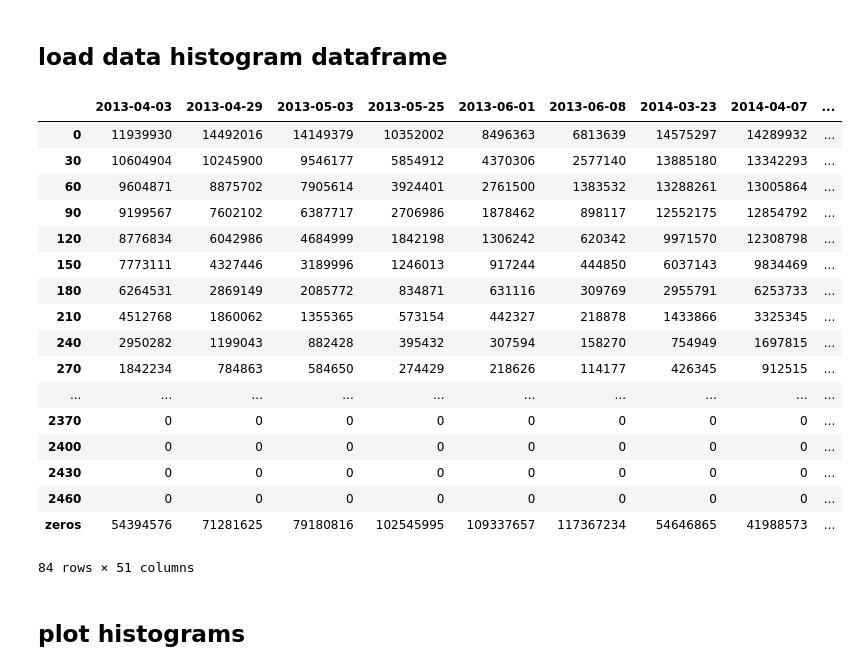
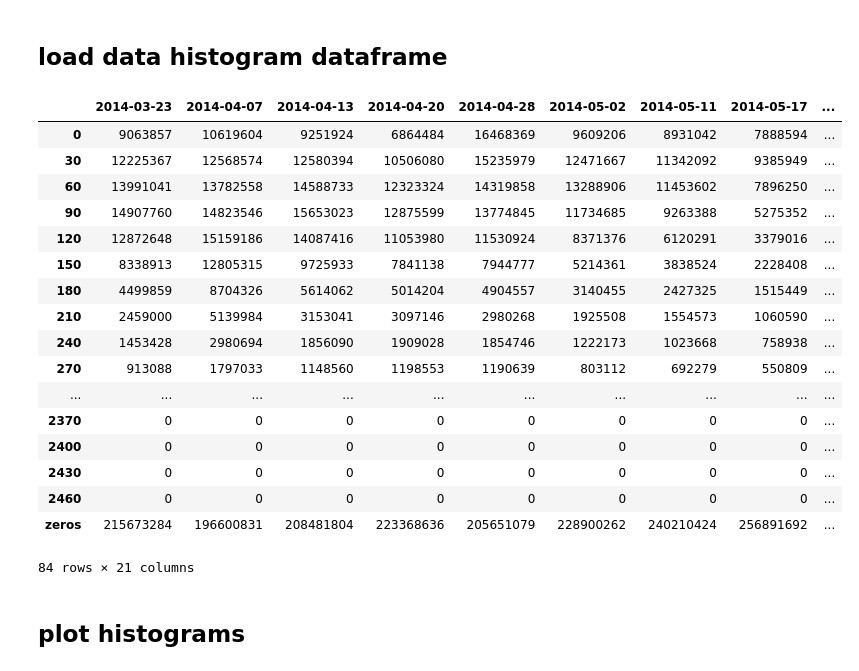
Before and after one commit to meganmason/jlabs, a Jupyter notebook: 3m_analysis/3m_histograms.ipynb, the cells around one changed output. Saved outputs shown, nothing was run; the diff lists cells and outputs as text; code cells hidden in the pictures.

```diff
--- a/3m_analysis/3m_histograms.ipynb
+++ b/3m_analysis/3m_histograms.ipynb
@@ -31,26 +31,31 @@ fs_legend = 20
 # %% [markdown]
 ## load data histogram dataframe
 # %%
-df_h = pd.read_csv('/home/meganmason/Documents/projects/thesis/figures/tables/histogram_df.csv',index_col=0)
+#mm path
+df_h = pd.read_csv('/Users/megmason/Desktop/outputs/histogram_df.csv',index_col=0)
+
+#ars path
+# df_h = pd.read_csv('/home/meganmason/Documents/projects/thesis/figures/tables/histogram_df.csv',index_col=0)
 # binx = np.arange(0,1000,30) #set bin sizes to have as index
 df_h
-# df_h = df_h.set_index(binx[:-1]) # set index
+
+# pd.to_datetime(df_h.columns[0]).strftime("%Y")
 # %% [output]
-|  | 2013-04-03 | 2013-04-29 | 2013-05-03 | 2013-05-25 | 2013-06-01 | 2013-06-08 | 2014-03-23 | 2014-04-07 | ... |
-| 0 | 11939930 | 14492016 | 14149379 | 10352002 | 8496363 | 6813639 | 14575297 | 14289932 | ... |
-| 30 | 10604904 | 10245900 | 9546177 | 5854912 | 4370306 | 2577140 | 13885180 | 13342293 | ... |
-| 60 | 9604871 | 8875702 | 7905614 | 3924401 | 2761500 | 1383532 | 13288261 | 13005864 | ... |
-| 90 | 9199567 | 7602102 | 6387717 | 2706986 | 1878462 | 898117 | 12552175 | 12854792 | ... |
-| 120 | 8776834 | 6042986 | 4684999 | 1842198 | 1306242 | 620342 | 9971570 | 12308798 | ... |
-| 150 | 7773111 | 4327446 | 3189996 | 1246013 | 917244 | 444850 | 6037143 | 9834469 | ... |
-| 180 | 6264531 | 2869149 | 2085772 | 834871 | 631116 | 309769 | 2955791 | 6253733 | ... |
-| 210 | 4512768 | 1860062 | 1355365 | 573154 | 442327 | 218878 | 1433866 | 3325345 | ... |
-| 240 | 2950282 | 1199043 | 882428 | 395432 | 307594 | 158270 | 754949 | 1697815 | ... |
-| 270 | 1842234 | 784863 | 584650 | 274429 | 218626 | 114177 | 426345 | 912515 | ... |
+|  | 2014-03-23 | 2014-04-07 | 2014-04-13 | 2014-04-20 | 2014-04-28 | 2014-05-02 | 2014-05-11 | 2014-05-17 | ... |
+| 0 | 9063857 | 10619604 | 9251924 | 6864484 | 16468369 | 9609206 | 8931042 | 7888594 | ... |
+| 30 | 12225367 | 12568574 | 12580394 | 10506080 | 15235979 | 12471667 | 11342092 | 9385949 | ... |
+| 60 | 13991041 | 13782558 | 14588733 | 12323324 | 14319858 | 13288906 | 11453602 | 7896250 | ... |
+| 90 | 14907760 | 14823546 | 15653023 | 12875599 | 13774845 | 11734685 | 9263388 | 5275352 | ... |
+| 120 | 12872648 | 15159186 | 14087416 | 11053980 | 11530924 | 8371376 | 6120291 | 3379016 | ... |
+| 150 | 8338913 | 12805315 | 9725933 | 7841138 | 7944777 | 5214361 | 3838524 | 2228408 | ... |
+| 180 | 4499859 | 8704326 | 5614062 | 5014204 | 4904557 | 3140455 | 2427325 | 1515449 | ... |
+| 210 | 2459000 | 5139984 | 3153041 | 3097146 | 2980268 | 1925508 | 1554573 | 1060590 | ... |
+| 240 | 1453428 | 2980694 | 1856090 | 1909028 | 1854746 | 1222173 | 1023668 | 758938 | ... |
+| 270 | 913088 | 1797033 | 1148560 | 1198553 | 1190639 | 803112 | 692279 | 550809 | ... |
 | ... | ... | ... | ... | ... | ... | ... | ... | ... | ... |
 | 2370 | 0 | 0 | 0 | 0 | 0 | 0 | 0 | 0 | ... |
 | 2400 | 0 | 0 | 0 | 0 | 0 | 0 | 0 | 0 | ... |
 | 2430 | 0 | 0 | 0 | 0 | 0 | 0 | 0 | 0 | ... |
 | 2460 | 0 | 0 | 0 | 0 | 0 | 0 | 0 | 0 | ... |
-| zeros | 54394576 | 71281625 | 79180816 | 102545995 | 109337657 | 117367234 | 54646865 | 41988573 | ... |
+| zeros | 215673284 | 196600831 | 208481804 | 223368636 | 205651079 | 228900262 | 240210424 | 256891692 | ... |
-84 rows × 51 columns
+84 rows × 21 columns
```
Also changed, not shown: parts of 9 cells of this notebook, 2 other files.
